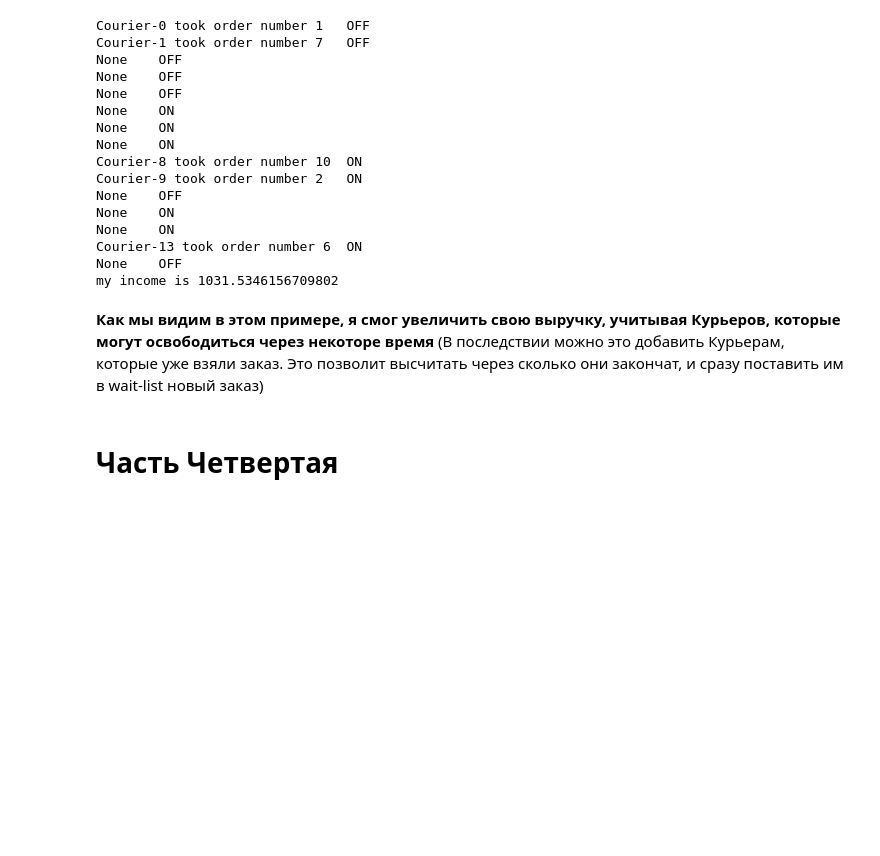
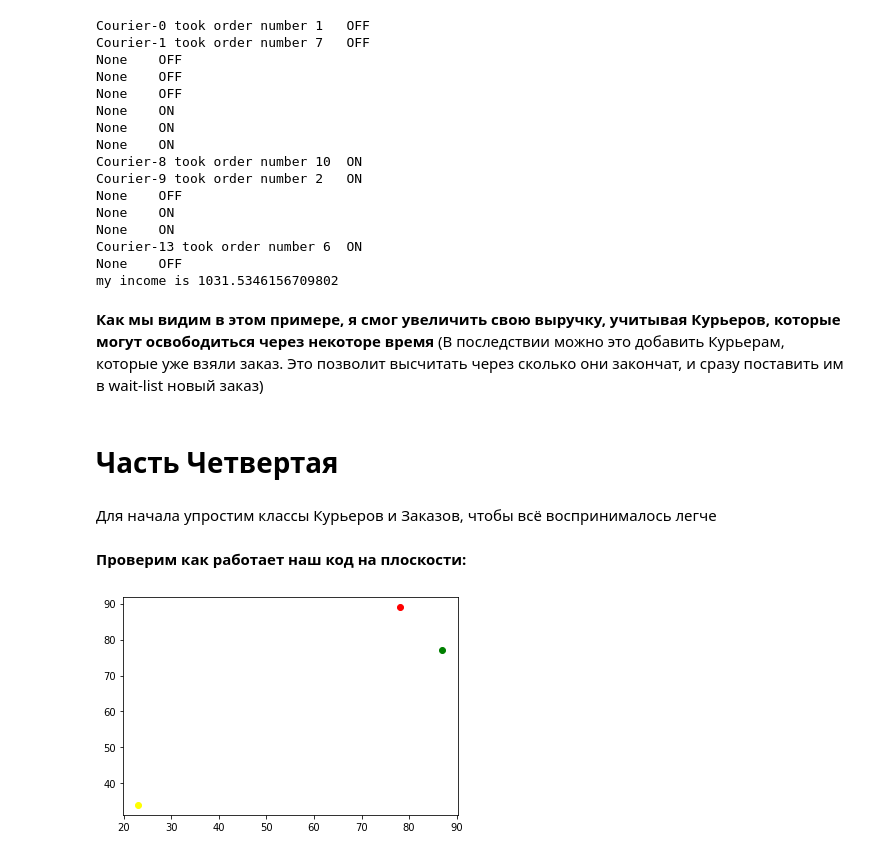
Before and after one commit to OptimusFaber/Multiple_Agent_Systems, a Jupyter notebook: Multiple_Agent_System.ipynb, the cells around one changed output. Cells and saved outputs as stored; diff of their text form; code cells hidden in the pictures; blank space fills up the shorter version.

```diff
--- a/Multiple_Agent_System.ipynb
+++ b/Multiple_Agent_System.ipynb
@@ -24,7 +24,9 @@ class Order:
         self.price = price
 
     def __str__(self):
-        return 'Order at ({},{}) cell, the point is at ({},{}), price is {}'.format(self.pos1[0], self.pos1[1], self.pos2[0], self.pos2[1], self.price)
+        return 'Order at ({},{}) cell, the point is at ({},{}), price is {}'.format(self.pos1[0], self.pos1[1],
+                                                                                    self.pos2[0], self.pos2[1],
+                                                                                    self.price)
 # %% [markdown]
 **По ходу наптсания кода, функции будут изменяться с добавлением параметров. Точно так же и с классами Заказа и Курьера**
 # %%
@@ -494,9 +504,14 @@ class Courier(Agent):
         self.pos = [random.randint(0, wd), random.randint(0, ln)]
         self.price = random.randint(25, 40)
         self.start_time = [random.randint(8, 9), random.randint(0, 50)]
-        self.end_time = [self.start_time[0]+12, self.start_time[1]]
-        self.start_work = True if time.hours in range(self.start_time[0] + 1, self.end_time[0]) or (time.hours == self.start_time and time.minutes in range(self.start_time[1], 60)) or (time.hours == self.end_time and time.minutes in range(0, self.end_time[1]+1)) else False   # Проверяем вышел ли Курьер на работу
-        self.end_work = True if time.hours > self.end_time[0] or (time.hours == self.end_time[0] and time.minutes > self.end_time[1]) else False    # Проверяем закончил ли Курьер работу
+        self.end_time = [self.start_time[0] + 12, self.start_time[1]]
+        self.start_work = True if time.hours in range(self.start_time[0] + 1, self.end_time[0]) or (
+                    time.hours == self.start_time and time.minutes in range(self.start_time[1], 60)) or (
+                                              time.hours == self.end_time and time.minutes in range(0, self.end_time[
+                                          1] + 1)) else False  # Проверяем вышел ли Курьер на работу
+        self.end_work = True if time.hours > self.end_time[0] or (
+                    time.hours == self.end_time[0] and time.minutes > self.end_time[
+                1]) else False  # Проверяем закончил ли Курьер работу
         if not self.end_work and not self.start_work:
             self.wait = [self.start_time[0] - time.hours, self.start_time[1] - time.minutes]
         else:
@@ -504,19 +519,21 @@ class Courier(Agent):
         self.num = num
 
     def time_count(self, other):
-        '''
+        """
         Метод для проверки, успеет ли курьер вовремя доставить заказ, если нет - то сразу его отсеиваем
         param: в себя объект заказа
         return: True/False в зависимости от возможности курьера
-        '''
+        """
 
-        dist1 = math.sqrt((self.pos[0] - other.pos1[0])**2 + (self.pos[1] - other.pos1[1])**2)
-        dist2 = math.sqrt((other.pos1[0] - other.pos2[0])**2 + (other.pos1[1] - other.pos2[1])**2)
+        dist1 = math.sqrt((self.pos[0] - other.pos1[0]) ** 2 + (self.pos[1] - other.pos1[1]) ** 2)
+        dist2 = math.sqrt((other.pos1[0] - other.pos2[0]) ** 2 + (other.pos1[1] - other.pos2[1]) ** 2)
         dist = dist1 + dist2
-        timing = [(dist/10)//5 + self.wait[0], (dist/10)%5/5*60 + self.wait[1]] #  Делаем подсчёт времени для доставки Курьером продукта, если он скоро выйдет на работу
+        timing = [(dist / 10) // 5 + self.wait[0], (dist / 10) % 5 / 5 * 60 + self.wait[
+            1]]  #  Делаем подсчёт времени для доставки Курьером продукта, если он скоро выйдет на работу
 
         delivery_time = time + timing
-        if delivery_time[0] < other.timing[0] or (delivery_time[0] == other.timing[0] and delivery_time[1] < other.timing[1]):
+        if delivery_time[0] < other.timing[0] or (
+                delivery_time[0] == other.timing[0] and delivery_time[1] < other.timing[1]):
             return True
         else:
             return False
@@ -601,3 +619,5 @@ my income is 1031.5346156709802
 (В последствии можно это добавить Курьерам, которые уже взяли заказ. Это позволит высчитать через сколько они закончат, и сразу поставить им в wait-list новый заказ)
 # %% [markdown]
 # **Часть Четвертая**
+# %% [markdown]
+Для начала упростим классы Курьеров и Заказов, чтобы всё воспринималось легче
@@ -603,0 +816,16 @@ my income is 1031.5346156709802
+# %% [markdown]
+**Проверим как работает наш код на плоскости:**
+# %%
+import matplotlib.pyplot as plt
+
+random.seed(37)
+
+o = Order([23, 34], [78, 89], 894, [11, 20], 7)
+w = Courier(100, 100)
+
+plt.plot([o.pos1[0]], [o.pos1[1]], color='yellow', marker='o')
+plt.plot([o.pos2[0]], [o.pos2[1]], color='red', marker='o')
+plt.plot([w.pos[0]], [w.pos[1]], color='green', marker='o')
+plt.show()
+# %% [output]
+[figure, added]
```
Also changed, not shown: parts of 19 cells of this notebook.
